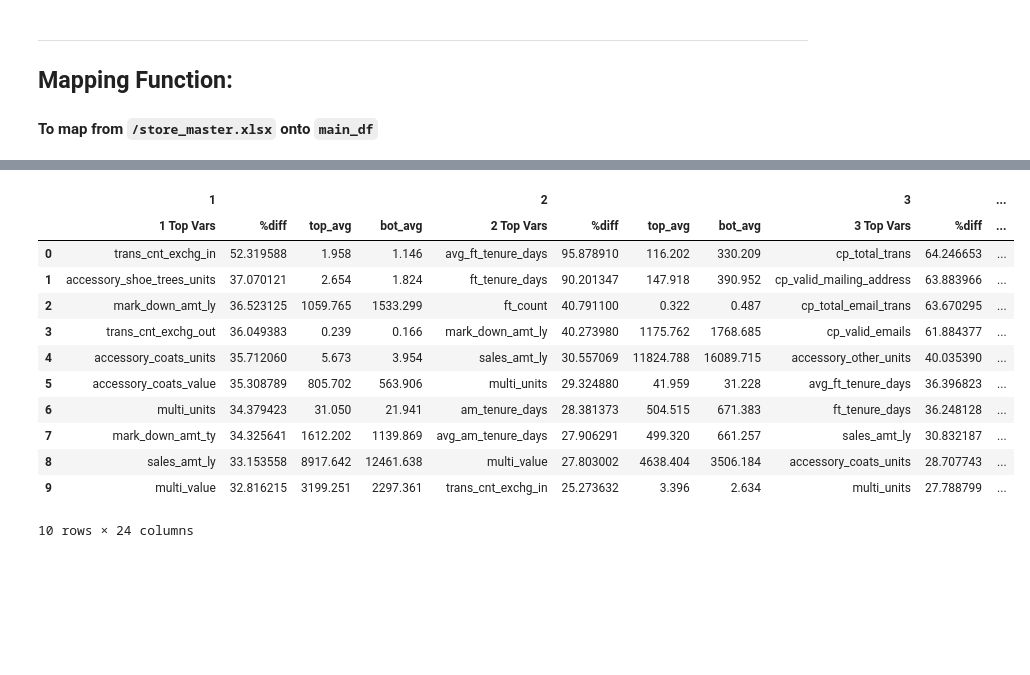
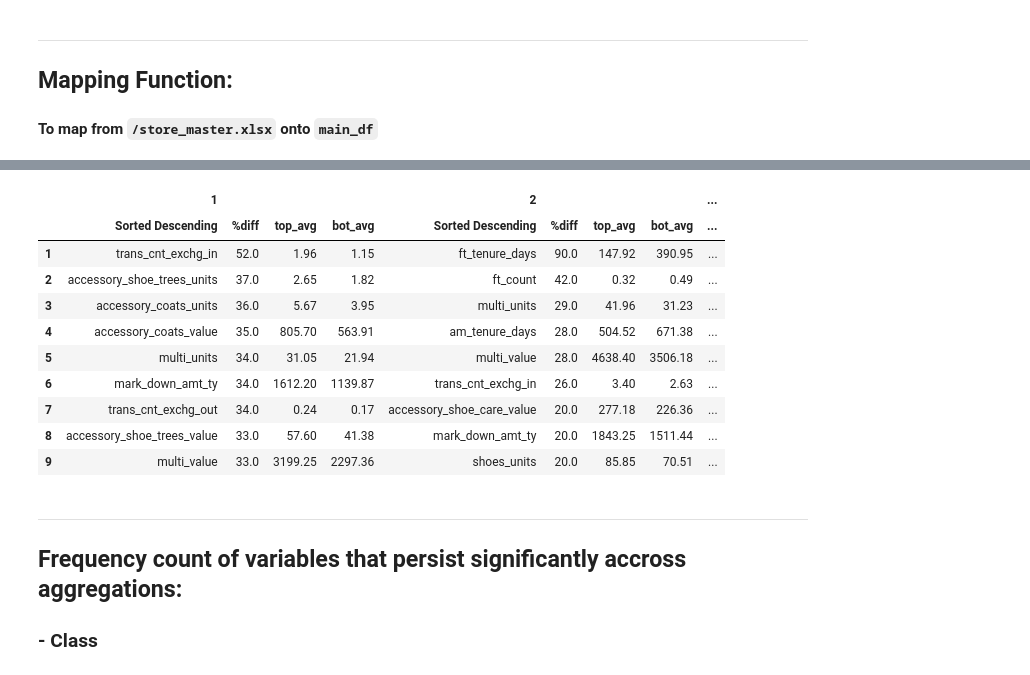
Before and after one commit to RakshandaKaukab05/Percent-comp-increase-sandals, a Jupyter notebook: serge_3_refactor_and_percentDifference_function.ipynb, the cells around one changed output, grey strips where cells are left out. Drawn from its saved outputs; the diff is of its cells as text; code cells hidden in the pictures; blank space fills up the shorter version.

```diff
--- a/serge_3_refactor_and_percentDifference_function.ipynb
+++ b/serge_3_refactor_and_percentDifference_function.ipynb
@@ -2,6 +2,7 @@
 import pandas as pd
 import matplotlib.pyplot as plt
 import numpy as np
+from collections import Counter, OrderedDict
 import IPython
 from IPython.display import display, HTML
 from IPython.core.interactiveshell import InteractiveShell
@@ -14,6 +15,8 @@ InteractiveShell.ast_node_interactivity = "all"
 # """
 # HTML('<style>{}</style>'.format(CSS))
 # pd.set_option('display.max_columns', None)
+
+pd.set_option('display.max_columns', 50)
 # %%
 main_df = pd.read_csv('./data/0826export.csv')
 main_df.columns = main_df.columns.str.lower()
@@ -42,9 +45,11 @@ def map_my_dataframe(main_df, store_master_df, a_list, map_on='store') -> 'panda
     main_df.drop(main_df.comp_pct.values.argmax(), inplace=True) # Large outlier, drop fiscal_week with comp_pct > 200.
     main_df.drop(main_df.comp_pct.values.argmax(), inplace=True) # Large outlierr, drop fiscal_week with comp_pct > 20
     main_df.drop('store_zip', axis=1, inplace=True)
-#     main_df.iloc[:, -4:] = main_df.iloc[:, -4:].astype('category') # convert last 4 tidy columns to dtype('category')
+    main_df.iloc[:, -1] = main_df.iloc[:, -1].astype('category') # convert last 4 tidy columns to dtype('category')
 
     return main_df
 
 df = map_my_dataframe(main_df, store_master_df, store_master_df.columns[2:], map_on='store')
-df.head()
+cols = [i for i in df.columns if 'ly' in i or 'avg' in i] # dropping all last year
+df = df.drop(cols, axis=1)
+# df.to_pickle('./data/0826export_mapped.pkl')
@@ -74,24 +91,20 @@ def top_bot_var_compare(df, category, rows) -> "DataFrame[['diff%', 'top', 'bot'
     dict_df = {}
 
     for cat in cat_list:
-
-        cat_df = df.loc[[cat]].iloc[:, 2:].droplevel(levels_list[1:])
-#         cat_df.drop(['fiscal_year_ly','fiscal_year_ty', 'fiscal_month', 'fiscal_week'], axis=1)
-
+        cat_df = df.loc[[cat]].iloc[:, 2:].droplevel(levels_list[1:]).drop('strak_comp_traffic_delta', axis=1)
         sample_percent = int(.15 * len(cat_df))
 
-        top_df = round(cat_df.nlargest(sample_percent, 'comp_pct').mean(), 3).rename('top_avg')
-        bot_df = round(cat_df.nsmallest(sample_percent, 'comp_pct').mean(), 3).rename('bot_avg')
-        diff_df = abs(abs(top_df - bot_df) / ((top_df + bot_df) * 0.5) * 100).rename('%diff')
+        top_df = round(cat_df.nlargest(sample_percent, 'comp_pct').mean(), 2).rename('top_avg')
+        bot_df = round(cat_df.nsmallest(sample_percent, 'comp_pct').mean(), 2).rename('bot_avg')
+        diff_df = round(abs(abs(top_df - bot_df) / ((top_df + bot_df) * 0.5) * 100)).rename('%diff')
 
 
         together = pd.concat([diff_df, top_df, bot_df], axis=1)
-#         together = diff_df.sort_values()
+        together = together.sort_values('%diff', ascending=False)
+        together.index.names = [""]
+        together = together.iloc[:, :].reset_index()
 
-        together = together.sort_values('%diff', ascending=False)
-        together.index.names = [f"Vars"]
-        together = together.iloc[2:, :].reset_index()
-        dict_df[cat] = together.iloc[:rows, :]
+        dict_df[cat] = together.iloc[1:rows+1, :]
 
 
     return pd.concat(dict_df.values(), axis=1, keys=dict_df.keys())
@@ -146,17 +157,21 @@ compare_rptcode
 # %%
 compare_vband = top_bot_var_compare(df, 'volume_band', rows=10)
-compare_vband
+compare_vband.iloc[1:, :]
 # %% [output]
-|  | 1 |  |  |  | 2 |  |  |  | 3 |  | ... |
-|  | 1 Top Vars | %diff | top_avg | bot_avg | 2 Top Vars | %diff | top_avg | bot_avg | 3 Top Vars | %diff | ... |
-| 0 | trans_cnt_exchg_in | 52.319588 | 1.958 | 1.146 | avg_ft_tenure_days | 95.878910 | 116.202 | 330.209 | cp_total_trans | 64.246653 | ... |
-| 1 | accessory_shoe_trees_units | 37.070121 | 2.654 | 1.824 | ft_tenure_days | 90.201347 | 147.918 | 390.952 | cp_valid_mailing_address | 63.883966 | ... |
-| 2 | mark_down_amt_ly | 36.523125 | 1059.765 | 1533.299 | ft_count | 40.791100 | 0.322 | 0.487 | cp_total_email_trans | 63.670295 | ... |
-| 3 | trans_cnt_exchg_out | 36.049383 | 0.239 | 0.166 | mark_down_amt_ly | 40.273980 | 1175.762 | 1768.685 | cp_valid_emails | 61.884377 | ... |
-| 4 | accessory_coats_units | 35.712060 | 5.673 | 3.954 | sales_amt_ly | 30.557069 | 11824.788 | 16089.715 | accessory_other_units | 40.035390 | ... |
-| 5 | accessory_coats_value | 35.308789 | 805.702 | 563.906 | multi_units | 29.324880 | 41.959 | 31.228 | avg_ft_tenure_days | 36.396823 | ... |
-| 6 | multi_units | 34.379423 | 31.050 | 21.941 | am_tenure_days | 28.381373 | 504.515 | 671.383 | ft_tenure_days | 36.248128 | ... |
-| 7 | mark_down_amt_ty | 34.325641 | 1612.202 | 1139.869 | avg_am_tenure_days | 27.906291 | 499.320 | 661.257 | sales_amt_ly | 30.832187 | ... |
-| 8 | sales_amt_ly | 33.153558 | 8917.642 | 12461.638 | multi_value | 27.803002 | 4638.404 | 3506.184 | accessory_coats_units | 28.707743 | ... |
-| 9 | multi_value | 32.816215 | 3199.251 | 2297.361 | trans_cnt_exchg_in | 25.273632 | 3.396 | 2.634 | multi_units | 27.788799 | ... |
+|  | 1 |  |  |  | 2 |  |  |  | ... |
+|  | Sorted Descending | %diff | top_avg | bot_avg | Sorted Descending | %diff | top_avg | bot_avg | ... |
+| 1 | trans_cnt_exchg_in | 52.0 | 1.96 | 1.15 | ft_tenure_days | 90.0 | 147.92 | 390.95 | ... |
+| 2 | accessory_shoe_trees_units | 37.0 | 2.65 | 1.82 | ft_count | 42.0 | 0.32 | 0.49 | ... |
+| 3 | accessory_coats_units | 36.0 | 5.67 | 3.95 | multi_units | 29.0 | 41.96 | 31.23 | ... |
+| 4 | accessory_coats_value | 35.0 | 805.70 | 563.91 | am_tenure_days | 28.0 | 504.52 | 671.38 | ... |
+| 5 | multi_units | 34.0 | 31.05 | 21.94 | multi_value | 28.0 | 4638.40 | 3506.18 | ... |
+| 6 | mark_down_amt_ty | 34.0 | 1612.20 | 1139.87 | trans_cnt_exchg_in | 26.0 | 3.40 | 2.63 | ... |
+| 7 | trans_cnt_exchg_out | 34.0 | 0.24 | 0.17 | accessory_shoe_care_value | 20.0 | 277.18 | 226.36 | ... |
+| 8 | accessory_shoe_trees_value | 33.0 | 57.60 | 41.38 | mark_down_amt_ty | 20.0 | 1843.25 | 1511.44 | ... |
+| 9 | multi_value | 33.0 | 3199.25 | 2297.36 | shoes_units | 20.0 | 85.85 | 70.51 | ... |
-10 rows × 24 columns
+# %% [markdown]
+---
+
+## Frequency count of variables that persist significantly accross aggregations:
+
+### - Class
```
Also changed, not shown: parts of 17 cells of this notebook, 1 other file.
